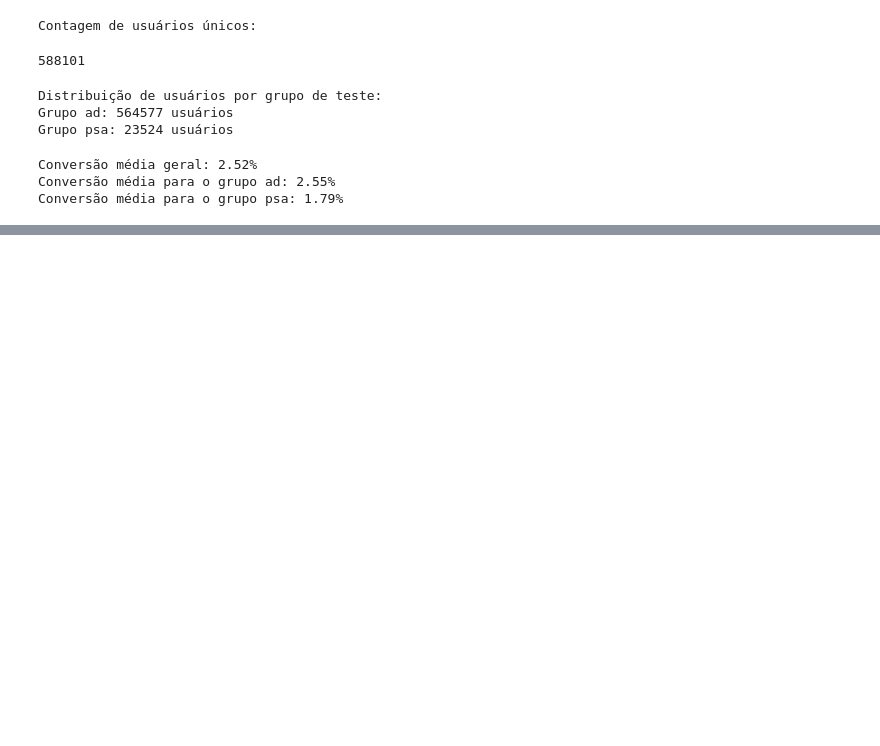
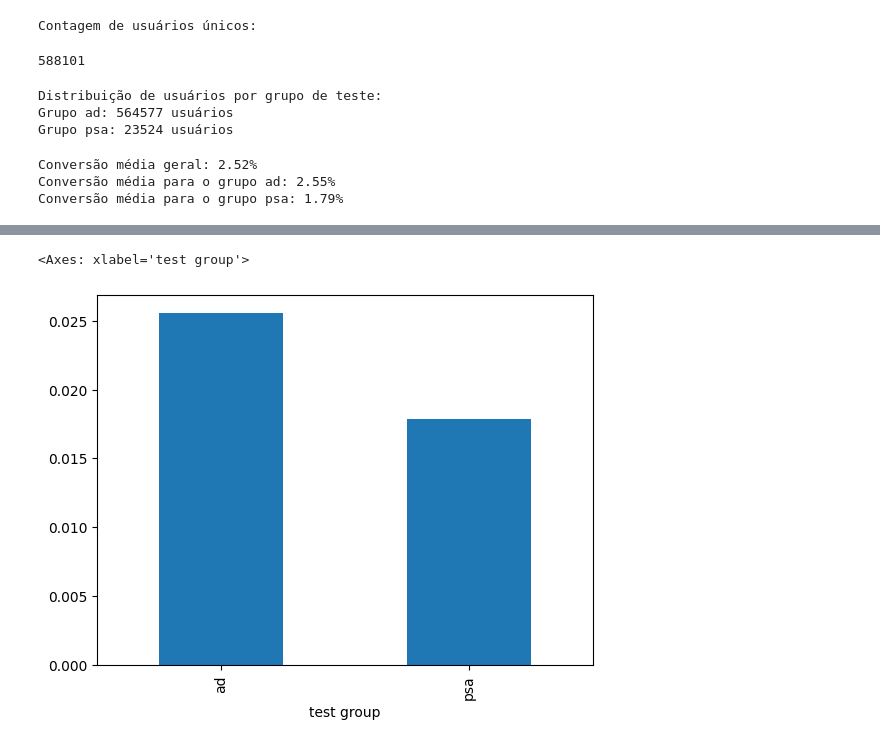
Before and after one commit to faduzin/t-d-test-ab, a Jupyter notebook: notebooks/analysis.ipynb, the cells around one changed output, grey strips where cells are left out. Saved outputs shown, nothing was run; the diff lists cells and outputs as text; code cells hidden in the pictures; blank space fills up the shorter version.

Commit message:
feat: conversion_rate plot

```diff
--- a/notebooks/analysis.ipynb
+++ b/notebooks/analysis.ipynb
@@ -70,0 +130,5 @@ Conversão média para o grupo psa: 1.79%
+# %%
+df.groupby("test group")["converted_dummy"].mean().plot(kind='bar')
+# %% [output]
+<Axes: xlabel='test group'>
+[figure, added]
```
Also changed, not shown: parts of 11 cells of this notebook, 1 other file.
